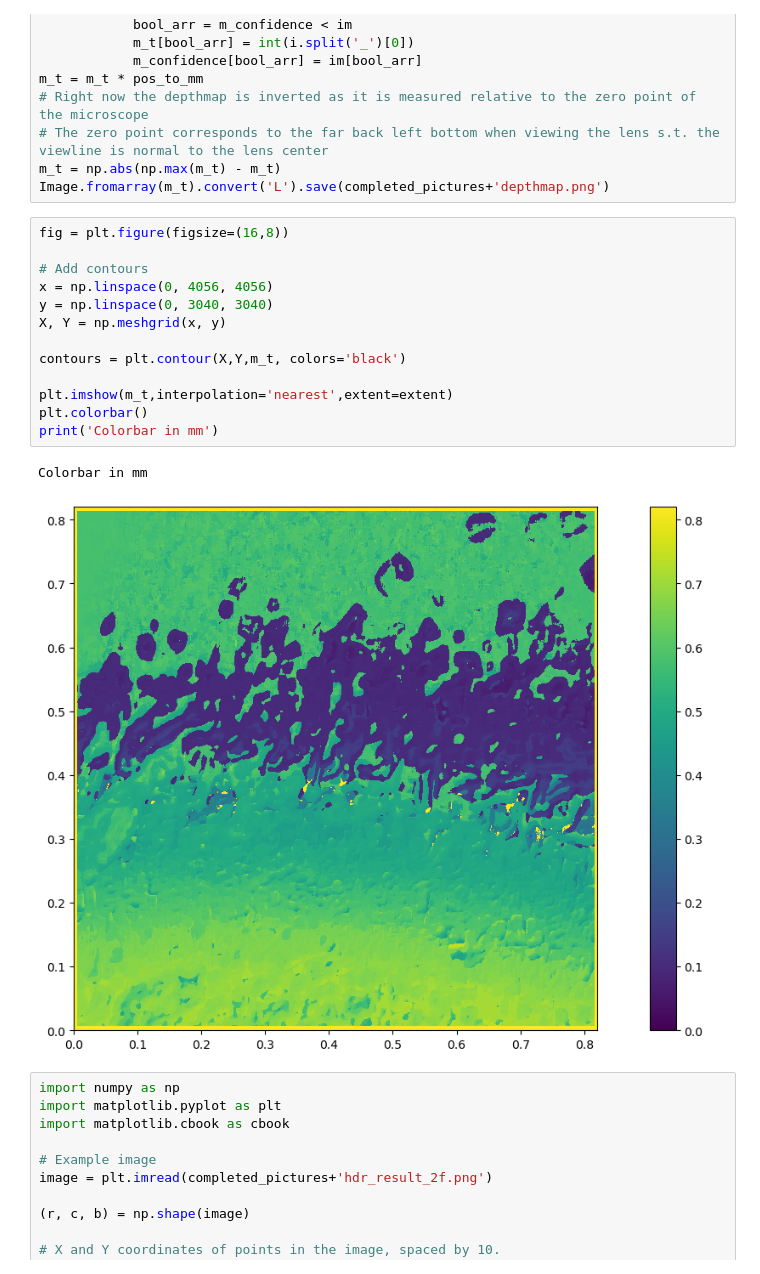
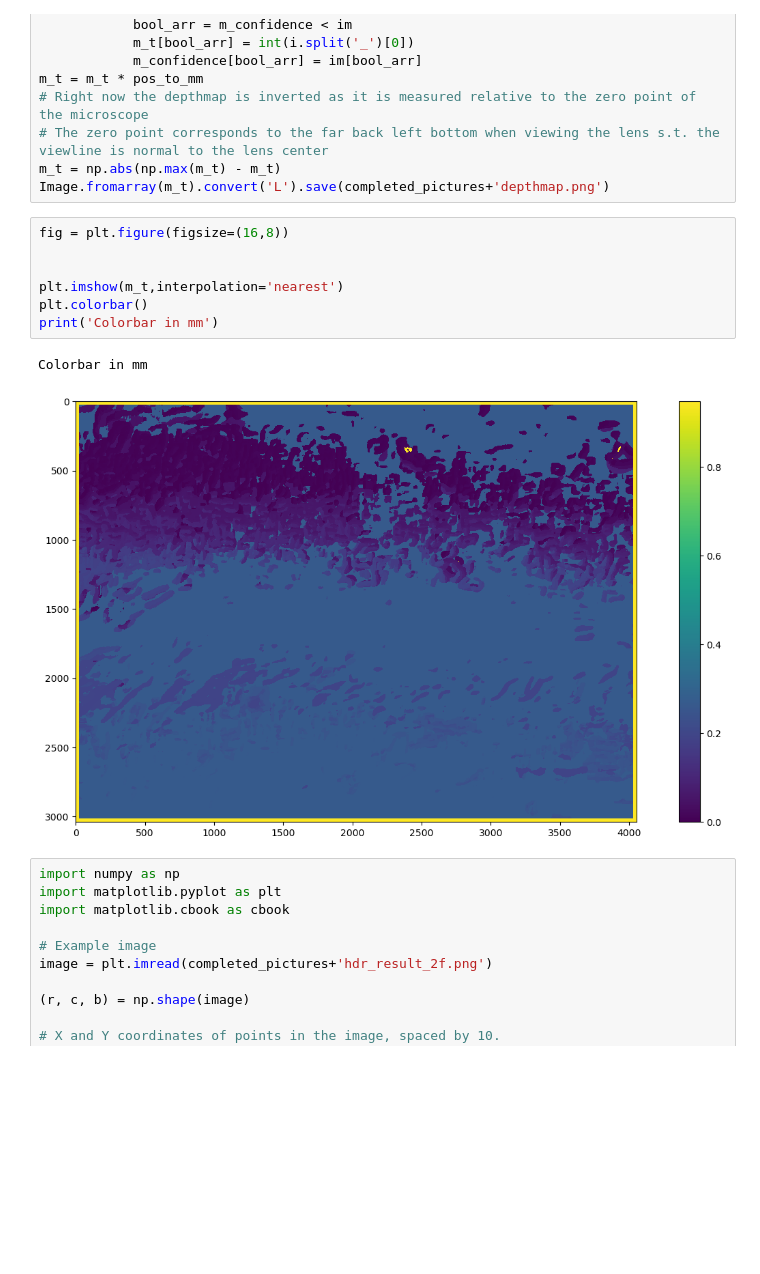
Before and after one commit to Naderschah/64MP_DSLR_controller, a Jupyter notebook: calibrate.ipynb, the cells around one changed output. Drawn from its saved outputs; the diff is of its cells as text; blank space fills up the shorter version.

```diff
--- a/calibrate.ipynb
+++ b/calibrate.ipynb
@@ -212,19 +210,13 @@ Image.fromarray(m_t).convert('L').save(completed_pictures+'depthmap.png')
 # %%
 fig = plt.figure(figsize=(16,8))
 
-# Add contours
-x = np.linspace(0, 4056, 4056)
-y = np.linspace(0, 3040, 3040)
-X, Y = np.meshgrid(x, y)
 
-contours = plt.contour(X,Y,m_t, colors='black')
-
-plt.imshow(m_t,interpolation='nearest',extent=extent)
+plt.imshow(m_t,interpolation='nearest')
 plt.colorbar()
 print('Colorbar in mm')
 # %% [output]
 Colorbar in mm
-[figure, old version]
+[figure, new version]
 # %%
 import numpy as np
 import matplotlib.pyplot as plt
```
Also changed, not shown: parts of 4 cells of this notebook, 1 other file.
